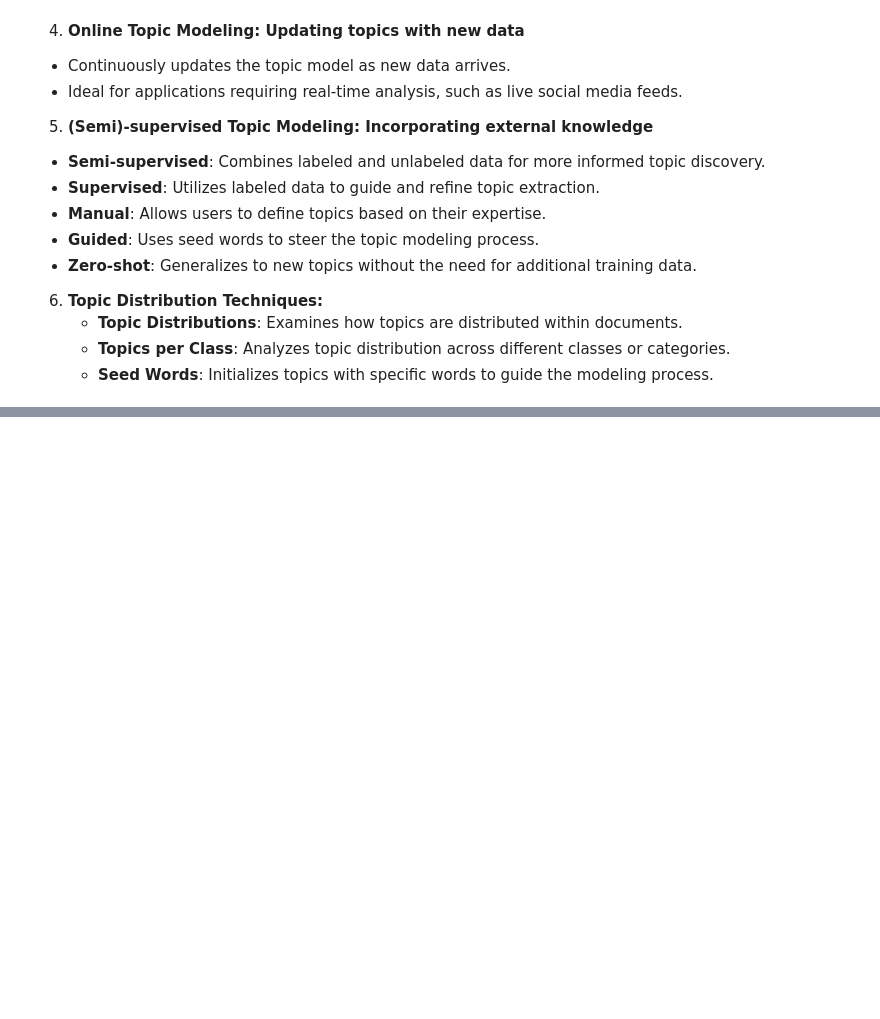
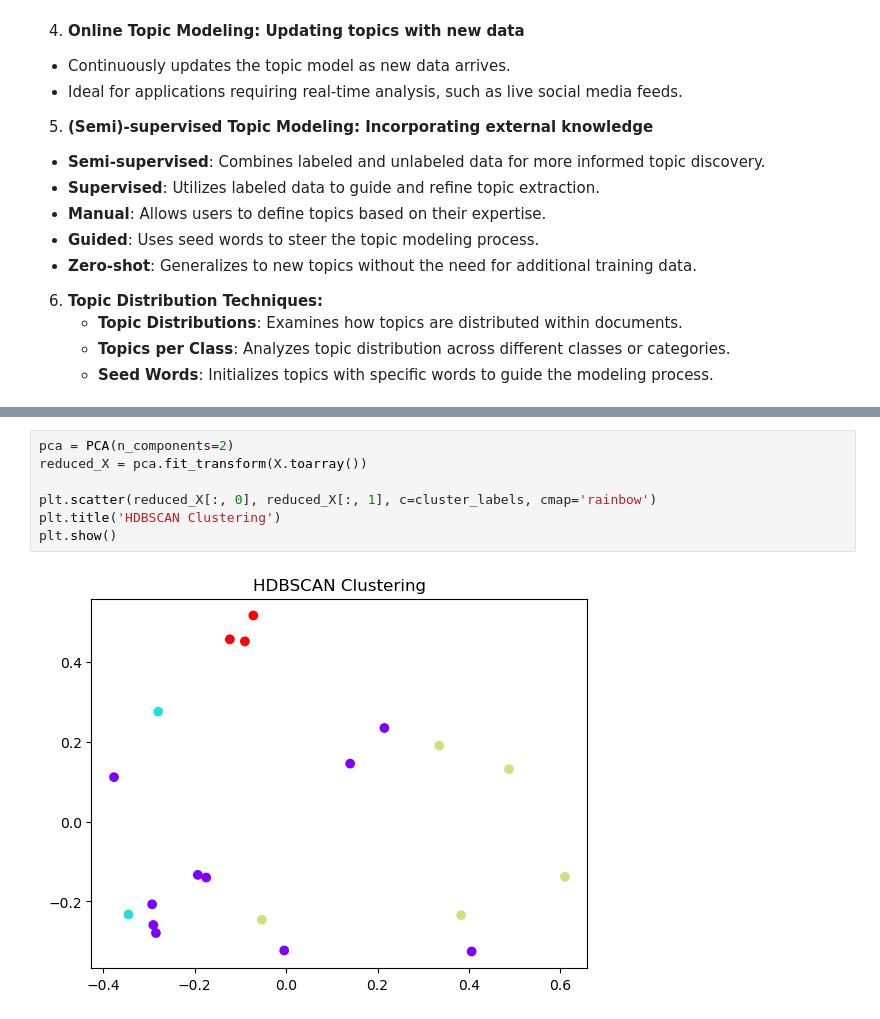
Before and after one commit to theaiacademy1/BERTopic, a Jupyter notebook: BerTopic.ipynb, the cells around one changed output, grey strips where cells are left out. Saved outputs shown, nothing was run; the diff lists cells and outputs as text; blank space fills up the shorter version.

```diff
--- a/BerTopic.ipynb
+++ b/BerTopic.ipynb
@@ -136,0 +562,9 @@ BERTopic offers several variants to cater to different needs and scenarios.
+# %%
+pca = PCA(n_components=2)
+reduced_X = pca.fit_transform(X.toarray())
+
+plt.scatter(reduced_X[:, 0], reduced_X[:, 1], c=cluster_labels, cmap='rainbow')
+plt.title('HDBSCAN Clustering')
+plt.show()
+# %% [output]
+[figure, added]
```
Also changed, not shown: parts of 28 cells of this notebook.
